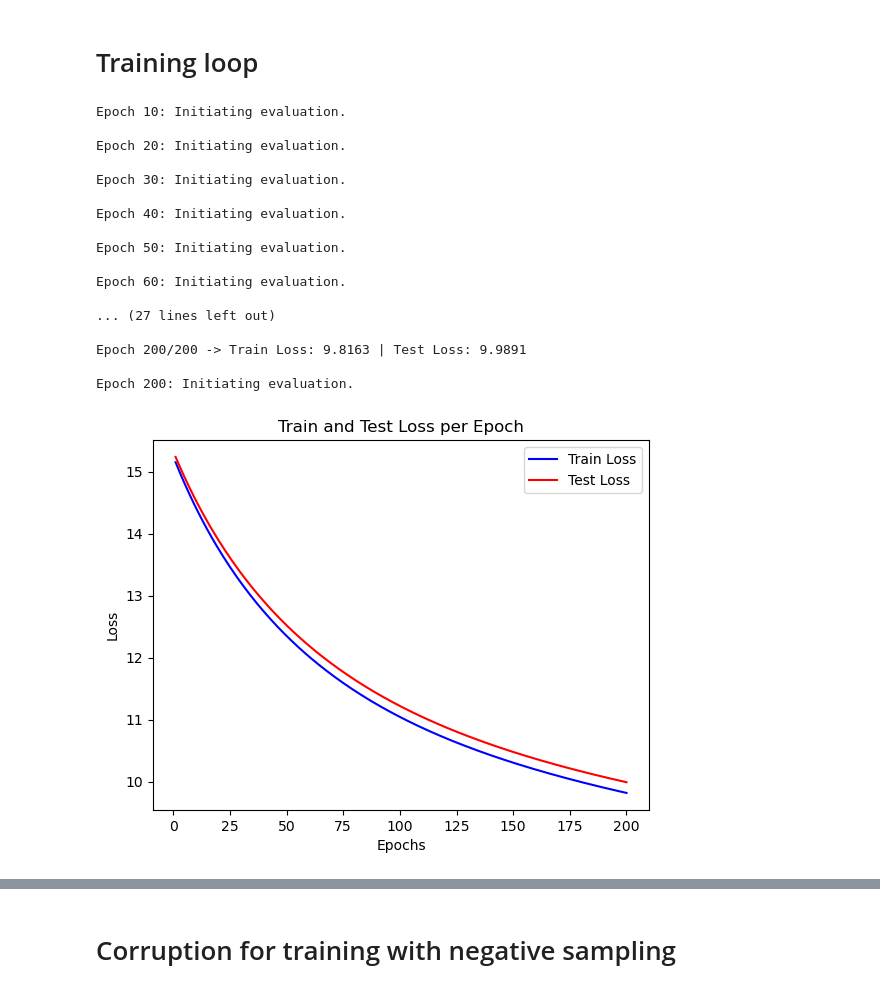
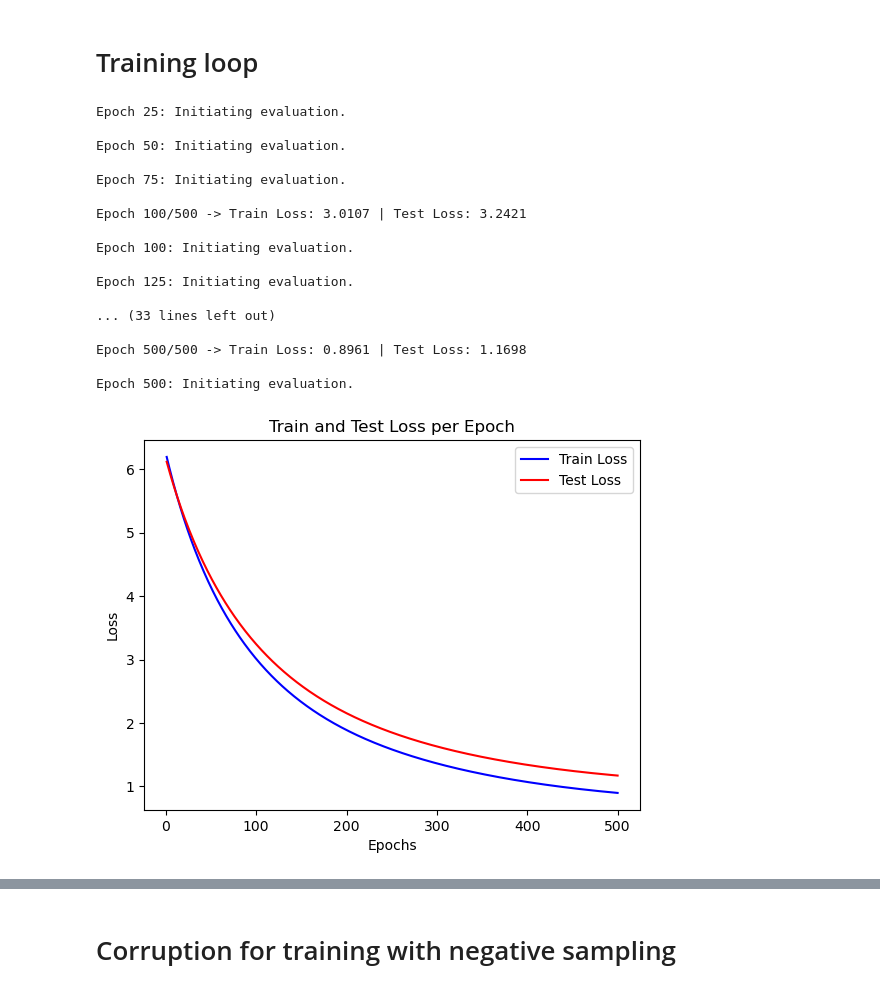
Before and after one commit to victorlacerdab/ELH-Implementation, a Jupyter notebook: main.ipynb, the cells around one changed output, grey strips where cells are left out. Drawn from its saved outputs; the diff is of its cells as text; code cells hidden in the pictures.

```diff
--- a/main.ipynb
+++ b/main.ipynb
@@ -1163,6 +1234,42 @@ def plot_score_hak(hits_at_k_concept, hits_at_k_roles, topk, num_epoch, eval_fre
     plt.legend()
 
     plt.show()
+# %%
+def save_model(centroid_score, lr,
+               phi, emb_dim, epochs,
+               log_epoch, eval_freq,
+               eval_test, alt_train,
+               entity_centroid_init, concept_centroid_init,
+               role_centroid_init, loss_fn, model, optimizer,
+               train_loss_list, test_loss_list,
+               train_hits_at_k_concept, test_hits_at_k_concept,
+               train_hits_at_k_role, test_hits_at_k_role):
+
+    model_hparams = {'centroid_score': centroid_score,
+                     'lr': lr,
+                     'phi': phi,
+                     'emb_dim': emb_dim,
+                     'epochs': epochs,
+                     'log_epoch': log_epoch,
+                     'eval_freq': eval_freq,
+                     'eval_test': eval_test,
+                     'alt_train': alt_train,
+                     'entity_centroid_init': entity_centroid_init,
+                     'concept_centroid_init': concept_centroid_init,
+                     'role_centroid_init': role_centroid_init,
+                     'loss_fn': loss_fn,
+                     'model': model,
+                     'optimizer': optimizer,
+                     'train_loss_list': train_loss_list,
+                     'test_loss_list': test_loss_list,
+                     'train_hits_at_k_concept': train_hits_at_k_concept,
+                     'test_hits_at_k_concept': test_hits_at_k_concept,
+                     'train_hits_at_k_role': train_hits_at_k_role,
+                     'test_hits_at_k_role': test_hits_at_k_role,
+                     'misc notes': []
+                     }
+
+    return model_hparams
 # %% [markdown]
 # Training loop
 # %%
@@ -1219,6 +1326,8 @@ def train_model(model,
     plot_loss(train_loss_list, test_loss_list, num_epochs)
 
     return train_loss_list, test_loss_list, train_hits_at_k_concept, test_hits_at_k_concept, train_hits_at_k_role, test_hits_at_k_role
+# %%
+model_list = []
 # %%
 torch.manual_seed(269)
 
@@ -1226,9 +1335,9 @@ CENTROID_SCORE = False # When set to True, model scores assertion w.r.t distance
 LR = 0.001
 PHI = 0.0
 EMB_DIM = 465
-EPOCHS = 200
+EPOCHS = 500
 LOG_EPOCH = 100
-EVAL_FREQ = 10
+EVAL_FREQ = 25
 EVAL_TEST = False
 ALT_TRAIN = False
 ENTITY_CENTROID_INIT = False
@@ -1247,29 +1356,32 @@ optimizer = optim.Adam(model.parameters(), lr=LR)
 # %%
 train_loss_list, test_loss_list, train_hits_at_k_concept, test_hits_at_k_concept, train_hits_at_k_role, test_hits_at_k_role, = train_model(model,
                                                                                                                                            train_ConceptDataLoader, train_RoleDataLoader, test_ConceptDataLoader, test_RoleDataLoader,
                                                                                                                                            trainConceptDataset, testConceptDataset, trainRoleDataset, testRoleDataset,
                                                                                                                                            EPOCHS, LOG_EPOCH, EVAL_FREQ, EVAL_TEST, loss_fn, optimizer,
                                                                                                                                            idx_to_entity_vocab, entity_to_idx_vocab,
                                                                                                                                            idx_to_concept_vocab, concept_to_idx_vocab,
                                                                                                                                            idx_to_role_vocab, role_to_idx_vocab,
                                                                                                                                            CENTROID_SCORE, ALT_TRAIN
                                                                                                                                            )
+
+model_list.append(save_model(CENTROID_SCORE, LR, PHI, EMB_DIM, EPOCHS, LOG_EPOCH, EVAL_FREQ, EVAL_TEST, ALT_TRAIN, ENTITY_CENTROID_INIT, CONCEPT_CENTROID_INIT, ROLE_CENTROID_INIT,
+                             loss_fn, model, optimizer, train_loss_list, test_loss_list, train_hits_at_k_concept, test_hits_at_k_concept, train_hits_at_k_role, test_hits_at_k_role))
 # %% [output]
-Epoch 10: Initiating evaluation.
-
-Epoch 20: Initiating evaluation.
-
-Epoch 30: Initiating evaluation.
-
-Epoch 40: Initiating evaluation.
+Epoch 25: Initiating evaluation.
 
 Epoch 50: Initiating evaluation.
 
-Epoch 60: Initiating evaluation.
+Epoch 75: Initiating evaluation.
 
-... (27 lines left out)
+Epoch 100/500 -> Train Loss: 3.0107 | Test Loss: 3.2421
 
-Epoch 200/200 -> Train Loss: 9.8163 | Test Loss: 9.9891
+Epoch 100: Initiating evaluation.
 
-Epoch 200: Initiating evaluation.
+Epoch 125: Initiating evaluation.
+
+... (33 lines left out)
+
+Epoch 500/500 -> Train Loss: 0.8961 | Test Loss: 1.1698
+
+Epoch 500: Initiating evaluation.
-[figure, old version]
+[figure, new version]
```
Also changed, not shown: parts of 15 cells of this notebook.
